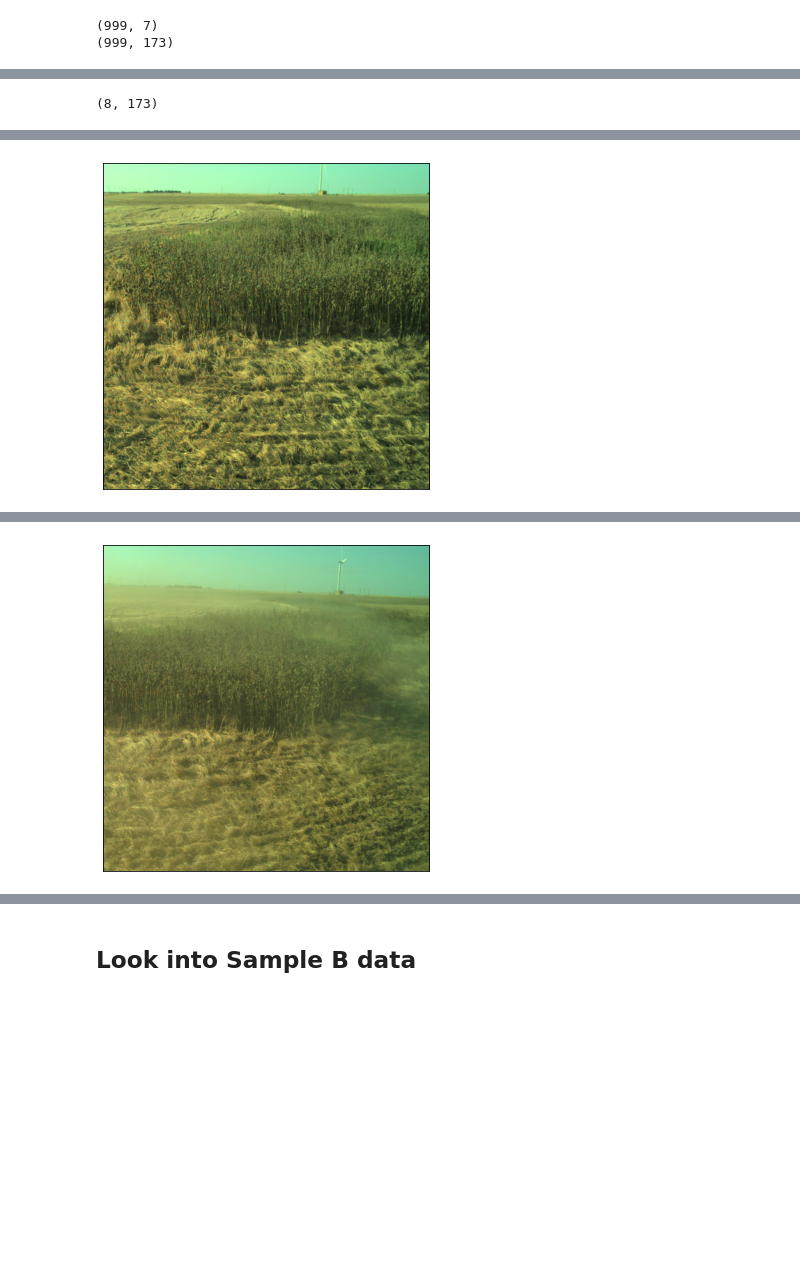
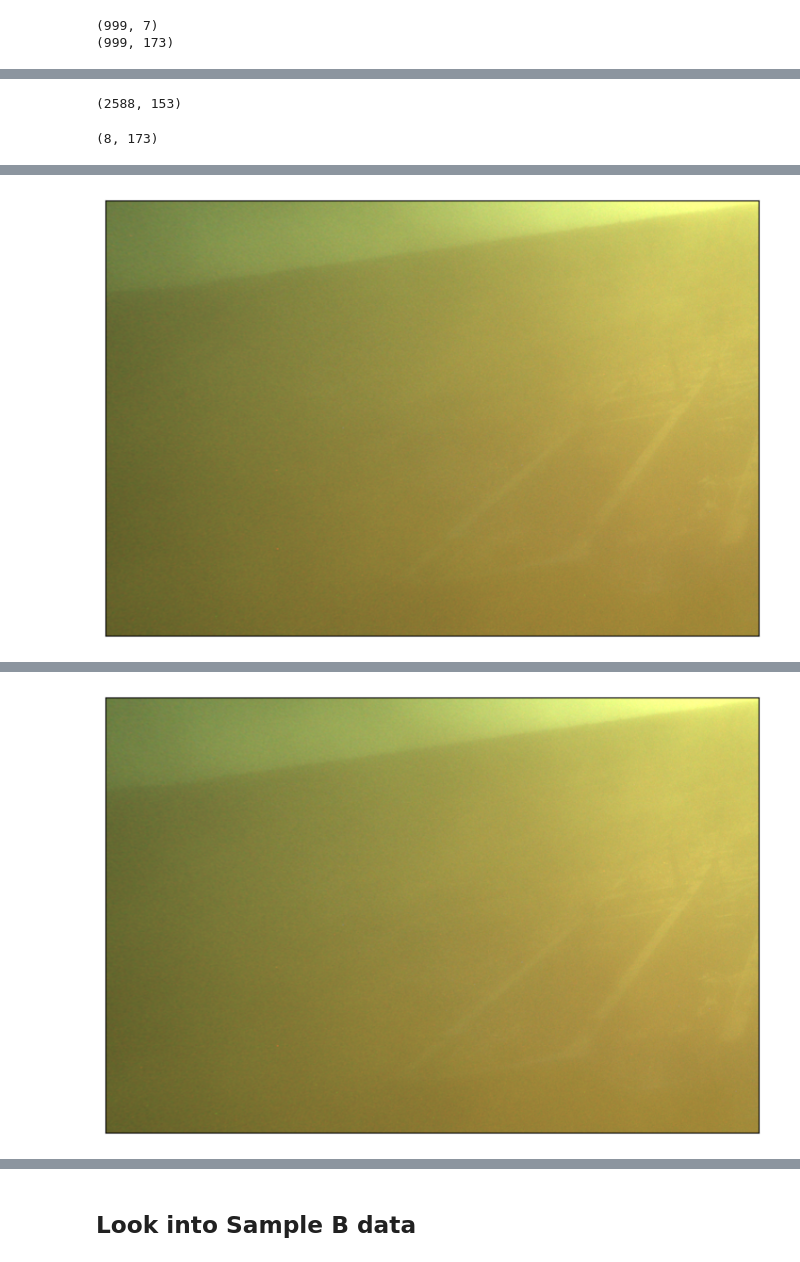
Before and after one commit to liyubrt/notebooks, a Jupyter notebook: check_label.ipynb, the cells around one changed output, grey strips where cells are left out. Cells and saved outputs as stored; diff of their text form; code cells hidden in the pictures; blank space fills up the shorter version.

Commit message:
triage for dust on lens datasets

```diff
--- a/check_label.ipynb
+++ b/check_label.ipynb
@@ -22,18 +22,16 @@ from utils import normalize_image, get_sequences, plot_image, plot_images
 # root_dir = '/data/jupiter/li.yu/data'
 # root_dir = '/data/jupiter/datasets/'
 root_dir = '/data2/jupiter/datasets/'
-# dataset = 'halohitchhiker_for_dust_analysis'
-dataset = 'Jupiter_20240828_model_trees_spark_no_obstacle_stereo'
-# dataset = 'halo_rgb_stereo_train_v11_1'
-# dataset = 'dust_datasets/halo_buildup_medium_dust_with_human_lo_gilroy_july29'
+# dataset = 'halo_rgb_stereo_sample_train_2000'
+dataset = 'halo_rgb_stereo_train_v11_1'
+# dataset = 'dust_datasets/halo_buildup_low_dust_with_human_lo_gilroy_aug26_label'
 # dataset = 'productivity_datasets/productivity_set_all_042524_v0.3'
 # dataset = 'humans/on_path_aft/on_path_aft_humans_day_2024_rev2_v16'
 # csv = os.path.join(root_dir, dataset, 'annotations.csv')
-csv = os.path.join(root_dir, dataset, 'master_annotations.csv')
-# csv = os.path.join(root_dir, dataset, 'master_annotations_more_drops_cleaned_20240611_rev1_lying_down_sitting_n_stop_events_n_night_dust_rev2_no_drops_w_label_counts_v2.csv')
-# csv = os.path.join(root_dir, dataset, 'master_annotations_full_cleaned_rev1_train_human_test_rev1_stops_wlc.csv')
-converters = {"label_map": ast.literal_eval, "label_counts": ast.literal_eval}
-# converters = {}
+# csv = os.path.join(root_dir, dataset, 'master_annotations.csv')
+csv = os.path.join(root_dir, dataset, 'master_annotations_full_cleaned_rev1_train_human_test_rev1_stops_wlc.csv')
+# converters = {"label_map": ast.literal_eval, "label_counts": ast.literal_eval}
+converters = {}
 df = pd.read_csv(csv, converters=converters)
 df.shape
 # %% [output]
@@ -113,3 +102,10 @@ pred_df.head()
+# %%
+# sub_csv = '/data/jupiter/vivekkumar.mehta/datasets/image_quality_datasets/halo_buildup_dust_with_human_capture_bedrock40013_aug0607_stereo/master_annotations_human_present.csv'
+sub_csv = '/data/jupiter/vivekkumar.mehta/datasets/image_quality_datasets/halo_buildup_dust_with_human_capture_bedrock40013_aug0607_stereo/master_annotations_heavy_dust.csv'
+df2 = pd.read_csv(sub_csv)
+df.shape
+# %% [output]
+(2588, 153)
 # %%
 # df2 = df[df.result_state == 'false_positive']
 # df2 = df[(df['n_pred_dust-debris_pixels'] > 0.1) & (df.operation_time == 'daytime')]
@@ -122,15 +118,15 @@ df2.shape
 # %% [output]
 (8, 173)
 # %%
-sub_df = df2.sample(2)
-show_image, show_label = True, True
+sub_df = df2.sample(5)
+show_image, show_label = True, False
 show_debayered_rgb, show_raw_label = False, False
 show_pred_result = False
 
 for i, row in sub_df.iterrows():
     # print(row.unique_id, row.gt_dust_ratio, row.total_averaged_dust_conf)
     # print(row.unique_id, row.result_state)
-    print(row.id, row.camera_location, row.id_right, row.collected_on, row.total_averaged_dust_conf)
+    print(row.id, row.camera_location, row.id_right, row.collected_on)
     if show_image:
         data_path = os.path.join(root_dir, dataset, row.stereo_pipeline_npz_save_path)
         img = np.load(data_path)['left']
@@ -175 +171 @@ for i, row in sub_df.iterrows():
-[figure, old version]
+[figure, new version]
@@ -177 +173 @@ for i, row in sub_df.iterrows():
-[figure, old version]
+[figure, new version]
```
Also changed, not shown: parts of 18 cells of this notebook, 2 other files.
